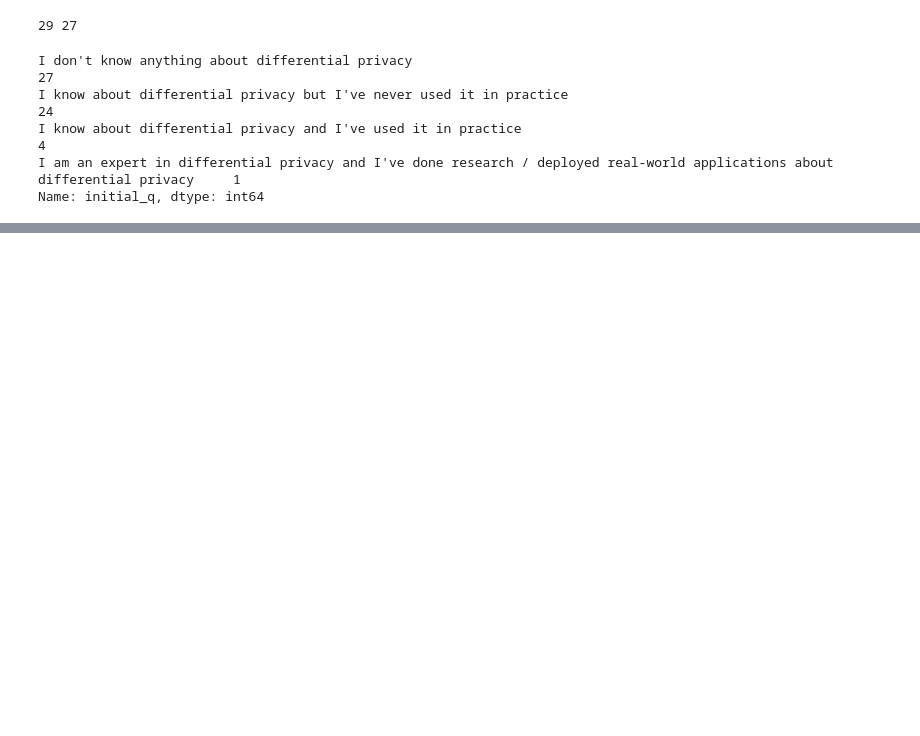
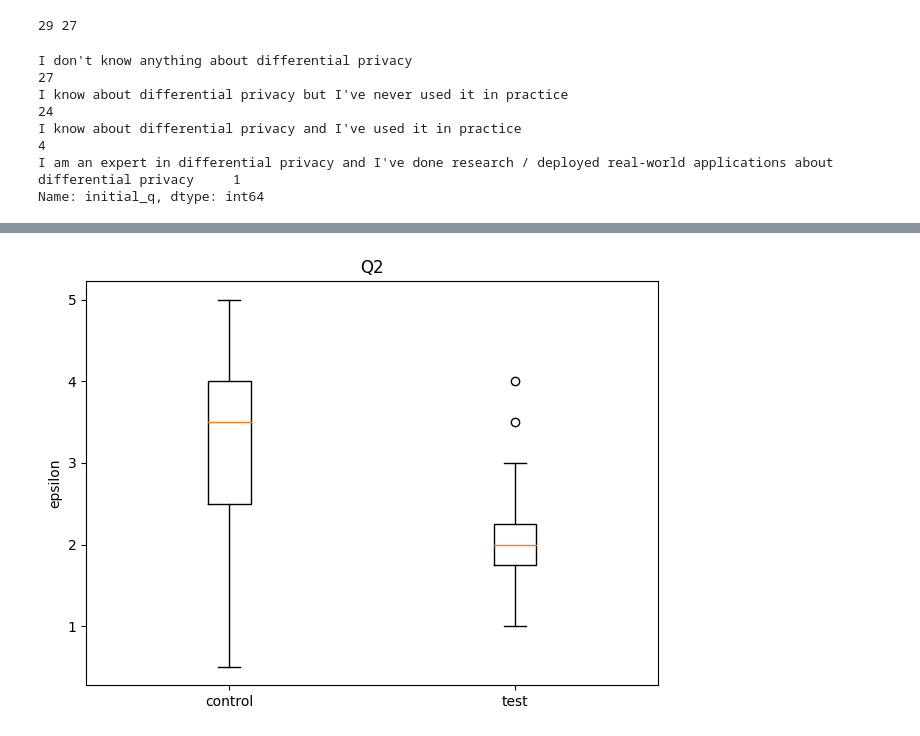
Before and after one commit to youny626/DP_test, a Jupyter notebook: user_study/analysis_new.ipynb, the cells around one changed output, grey strips where cells are left out. Cells and saved outputs as stored; diff of their text form; code cells hidden in the pictures; blank space fills up the shorter version.

```diff
--- a/user_study/analysis_new.ipynb
+++ b/user_study/analysis_new.ipynb
@@ -51,0 +74,4 @@ plt.show()
+# %%
+plot_boxplot(df["control2"], df["test2"], "Q2")
+# %% [output]
+[figure, added]
```
Also changed, not shown: parts of 31 cells of this notebook, 5 other files.
